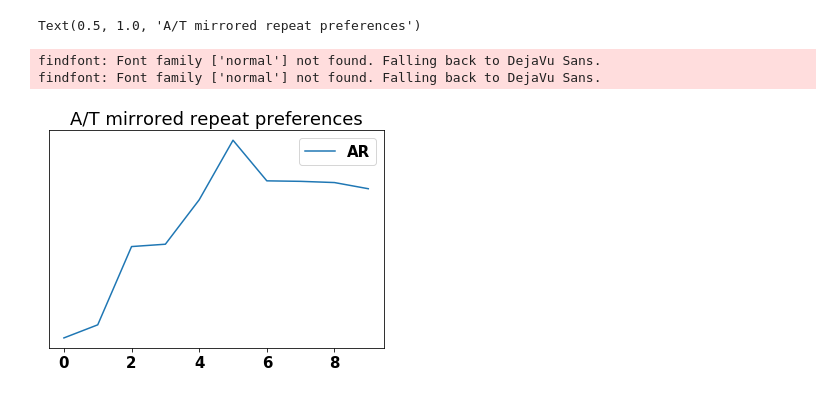
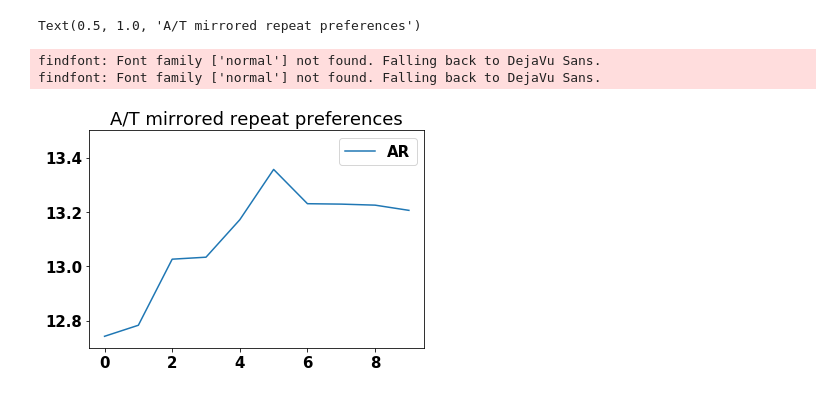
Before and after one commit to kundajelab/pho4, a Jupyter notebook: lncap/repeatPlots.ipynb, the cells around one changed output. Cells and saved outputs as stored; diff of their text form; code cells hidden in the pictures.

```diff
--- a/lncap/repeatPlots.ipynb
+++ b/lncap/repeatPlots.ipynb
@@ -17,12 +17,11 @@ font = {'family' : 'normal',
 matplotlib.rc('font', **font)
 # %%
 plt.plot(ar_a[:10], label = "AR")
-frame1 = plt.gca()
-frame1.axes.get_yaxis().set_visible(False)
 plt.legend()
+plt.ylim((12.7, 13.5))
 plt.title("A/T mirrored repeat preferences")
 # %% [output]
 Text(0.5, 1.0, 'A/T mirrored repeat preferences')
 findfont: Font family ['normal'] not found. Falling back to DejaVu Sans.
 findfont: Font family ['normal'] not found. Falling back to DejaVu Sans.
-[figure, old version]
+[figure, new version]
```
Also changed, not shown: parts of 4 cells of this notebook.
